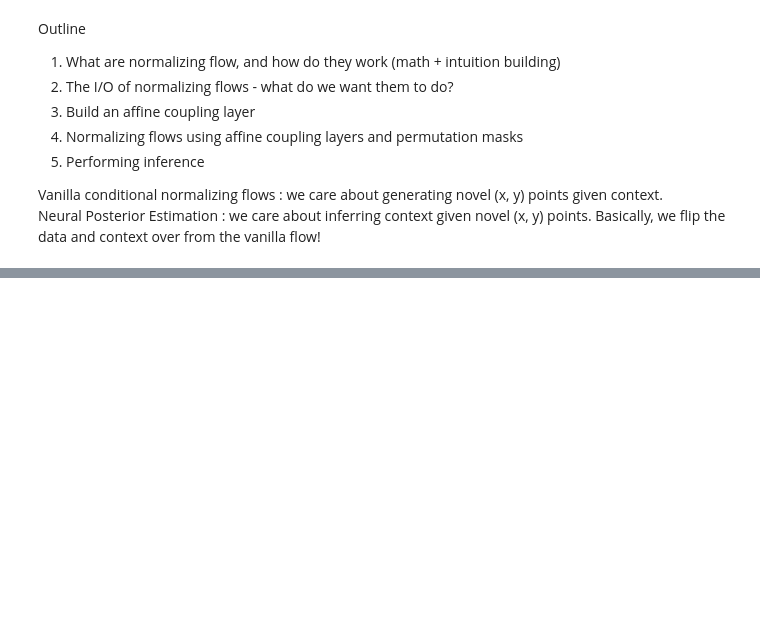
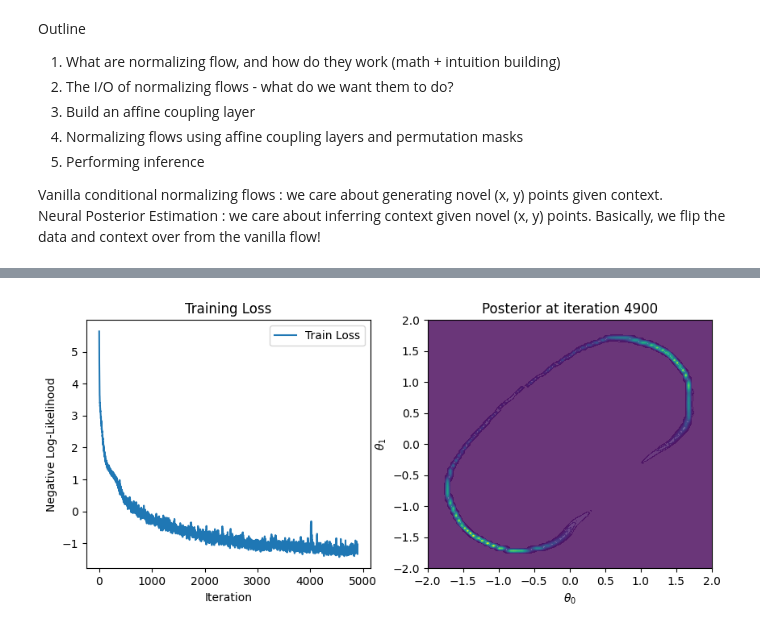
Before and after one commit to MELAI-1/SBI-Tutorial, a Jupyter notebook: notebooks/02_NFlows.ipynb, the cells around one changed output, grey strips where cells are left out. Saved outputs shown, nothing was run; the diff lists cells and outputs as text; code cells hidden in the pictures; blank space fills up the shorter version.

Commit message:
update NFlows for the two moons model; update ILOs

```diff
--- a/notebooks/02_NFlows.ipynb
+++ b/notebooks/02_NFlows.ipynb
@@ -3,3 +13,16 @@
+# %%
+# Recall the two moons model
+def two_moons_sbi(theta, sigma=0.01):
+    """Generate a two moons posterior"""
+    n_samples = theta.shape[0]
+    alpha = np.random.uniform(-np.pi/2, np.pi/2, n_samples)
+    r = sigma * np.random.randn(n_samples) + 1
+    x_1 = r * np.cos(alpha) + 1 - np.abs(theta[:, 0] + theta[:, 1])/np.sqrt(2)
+    x_2 = r * np.sin(alpha) + (- theta[:, 0] + theta[:, 1])/np.sqrt(2)
+
+    x =  np.stack([x_1, x_2], axis=-1)
+
+    return x
 # %% [markdown]
 Outline
 
@@ -219,7 +206,7 @@ class PermutationLayer(nn.Module):
 # %%
 # Handle dimensions
 input_dim = 2
-context_dim = 1
+context_dim = 2
 n_layers = 4
 flows = []
 
@@ -324,0 +220,74 @@ What are some of the things I still don't understand?
+# %%
+# Fix an observed data point x_obs
+x_obs = torch.tensor([[0.0, 0.0]], dtype=torch.float32)
+
+# Create a grid of theta-values over which to evaluate the posterior
+n_samples = 100
+theta0_vals = torch.linspace(-2, 2, n_samples)
+theta1_vals = torch.linspace(-2, 2, n_samples)
+TH0, TH1 = torch.meshgrid(theta0_vals, theta1_vals, indexing='xy')
+theta_grid = torch.cat([TH0.reshape(-1,1), TH1.reshape(-1,1)], dim=1)
+
+# Training settings
+num_iter = 5000
+num_update_iter = 100
+batch_size = 256
+losses = []
+
+# Prepare figure
+fig, (ax_loss, ax_posterior) = plt.subplots(1, 2, figsize=(10, 4))
+plt.ion()
+
+for i in range(num_iter):
+    # Generate data
+    theta = np.random.uniform(-4, 4, size=(batch_size, 2))
+    x = two_moons_sbi(theta)
+    x = torch.tensor(x, dtype=torch.float32)
+    theta = torch.tensor(theta, dtype=torch.float32)
+
+    # Standard training step
+    optimizer.zero_grad()
+    loss = -model.log_prob(x, theta).mean()
+    loss.backward()
+    optimizer.step()
+    losses.append(loss.item())
+
+    # Update plots interactively
+    if i % num_update_iter == 0:
+        ax_loss.cla()
+        ax_posterior.cla()
+
+        # Training loss
+        ax_loss.plot(losses, label='Train Loss')
+        ax_loss.set_title('Training Loss')
+        ax_loss.set_xlabel('Iteration')
+        ax_loss.set_ylabel('Negative Log-Likelihood')
+        ax_loss.legend()
+
+        # Approximate posterior
+        with torch.no_grad():
+            # Replicate x_obs for every point in theta_grid so the shape matches
+            x_obs_tiled = x_obs.repeat(theta_grid.shape[0], 1)
+
+            # Posterior ~ exp(log p(x_obs | theta))
+            post_vals = model.log_prob(x_obs_tiled, theta_grid).exp()
+            post_2d = post_vals.view(n_samples, n_samples)
+
+        # Contour-plot the posterior in theta-space
+        c = ax_posterior.contourf(
+            TH0.numpy(), TH1.numpy(), post_2d.numpy(),
+            levels=50, alpha=0.8
+        )
+        ax_posterior.set_title(f'Posterior at iteration {i}')
+        ax_posterior.set_xlabel(r'$\theta_0$')
+        ax_posterior.set_ylabel(r'$\theta_1$')
+
+        # Optionally add a colorbar if you like
+        # fig.colorbar(c, ax=ax_posterior)
+
+        clear_output(wait=True)
+        display(fig)
+
+plt.ioff();
+# %% [output]
+[figure, added]
```
Also changed, not shown: parts of 24 cells of this notebook, 3 other files.
